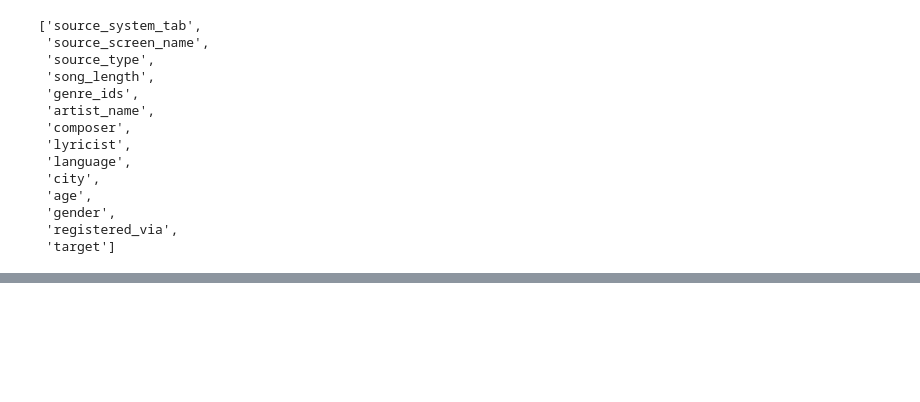
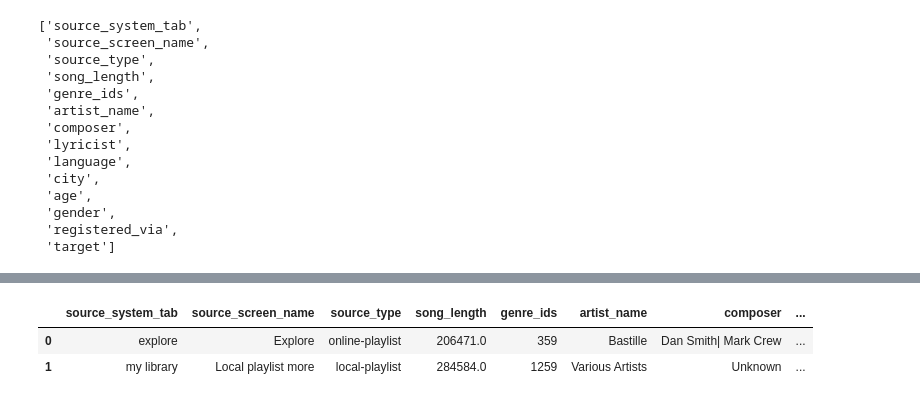
Before and after one commit to monteirof4/kkbox, a Jupyter notebook: kkbox_datacleaning.ipynb, the cells around one changed output, grey strips where cells are left out. Cells and saved outputs as stored; diff of their text form; code cells hidden in the pictures; blank space fills up the shorter version.

Commit message:
Add clean process

```diff
--- a/kkbox_datacleaning.ipynb
+++ b/kkbox_datacleaning.ipynb
@@ -162,0 +309,6 @@ train_final_df.columns.tolist()
+# %%
+train_final_df["source_system_tab"].fillna("Unknown",inplace=True)
+train_final_df["source_system_tab"].replace("null","Unknown",inplace=True)
+
+test_final_df["source_system_tab"].fillna("Unknown",inplace=True)
+test_final_df["source_system_tab"].replace("null","Unknown",inplace=True)
@@ -162,0 +324,3 @@ train_final_df.columns.tolist()
+# %%
+train_final_df["language"].fillna(0,inplace=True)
+test_final_df["language"].fillna(0,inplace=True)
@@ -162,0 +332,4 @@ train_final_df.columns.tolist()
+# %%
+mean_value_song_length = train_final_df["song_length"].mean()
+train_final_df["song_length"].fillna(mean_value_song_length,inplace=True)
+test_final_df["song_length"].fillna(mean_value_song_length,inplace=True)
@@ -162,0 +341,3 @@ train_final_df.columns.tolist()
+# %%
+train_final_df["artist_name"].fillna("Unknown",inplace=True)
+test_final_df["artist_name"].fillna("Unknown",inplace=True)
@@ -162,0 +364,7 @@ train_final_df.columns.tolist()
+# %%
+train_final_clean_df = train_final_df[["source_system_tab","source_screen_name","source_type","song_length", "genre_ids","artist_name","composer", "language", "city", "age", "gender", "registered_via", "target"]]
+train_final_clean_df.head(2)
+# %% [output]
+|  | source_system_tab | source_screen_name | source_type | song_length | genre_ids | artist_name | composer | ... |
+| 0 | explore | Explore | online-playlist | 206471.0 | 359 | Bastille | Dan Smith| Mark Crew | ... |
+| 1 | my library | Local playlist more | local-playlist | 284584.0 | 1259 | Various Artists | Unknown | ... |
```
Also changed, not shown: parts of 38 cells of this notebook.
